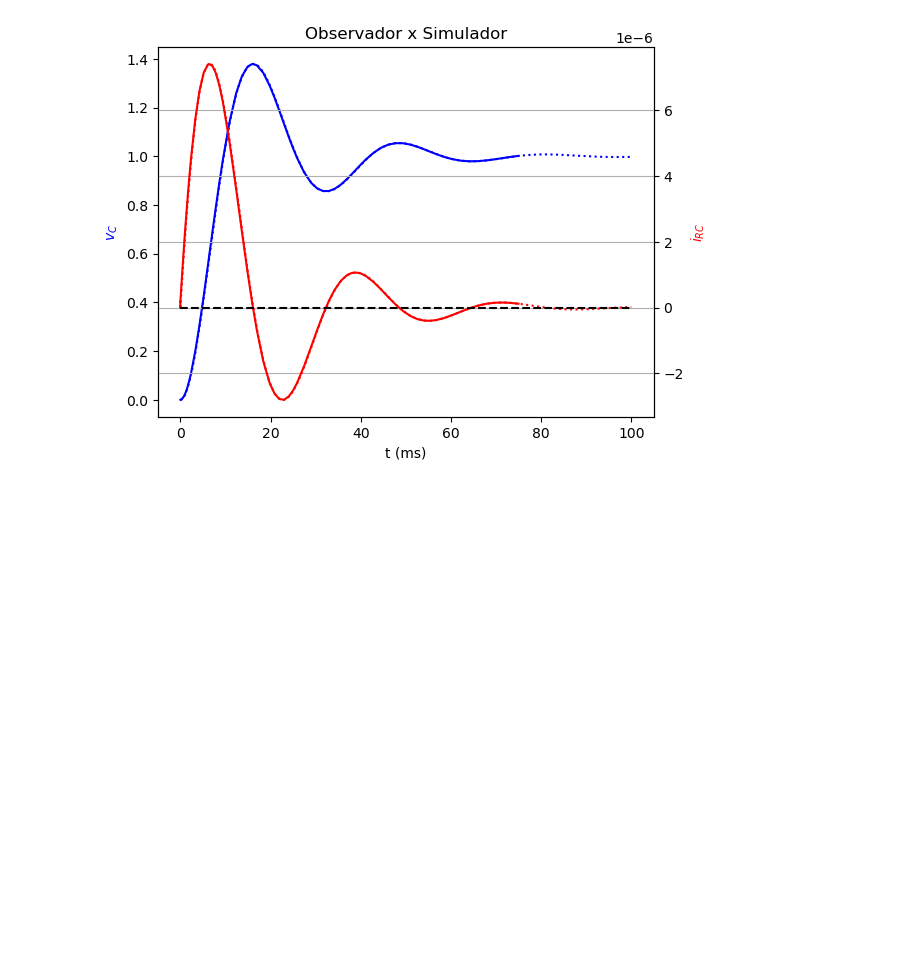
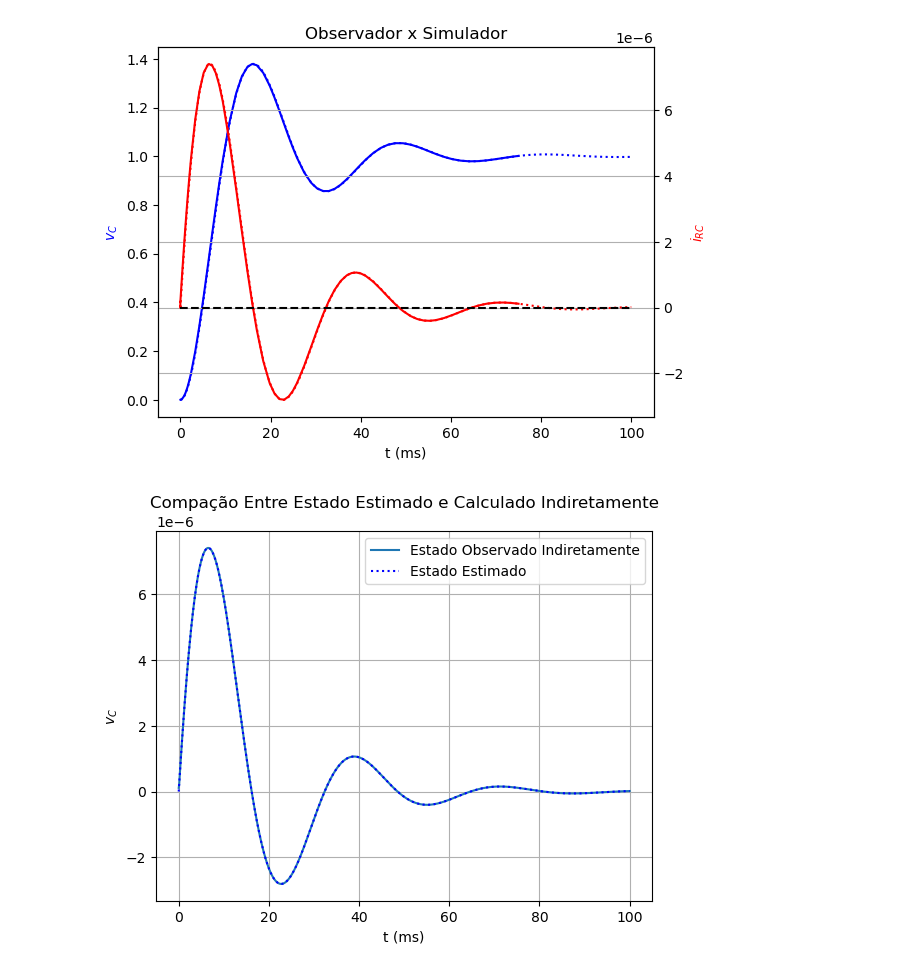
Before and after one commit to Emanuel600/Misc, a Jupyter notebook: Simul_Controle/State_Space_P1.ipynb, the cells around one changed output. Cells and saved outputs as stored; diff of their text form; code cells hidden in the pictures; blank space fills up the shorter version.

Commit message:
Slight improvements to quality of the plots, also added an indirect observer and a dubious estimation of the control action

```diff
--- a/Simul_Controle/State_Space_P1.ipynb
+++ b/Simul_Controle/State_Space_P1.ipynb
@@ -372,3 +372,16 @@ plt.grid(True)
 plt.show()
 # %% [output]
 [figure]
+# %%
+dirc = C1*np.gradient(Vrc, (t[1]-t[0]))
+
+plt.plot(t*1e3, dirc)
+plt.plot(t*1e3, irc, 'b:')
+plt.xlabel("t (ms)")
+plt.ylabel("$v_{C}$")
+plt.title("Compação Entre Estado Estimado e Calculado Indiretamente")
+plt.legend(["Estado Observado Indiretamente", "Estado Estimado"])
+plt.grid(True)
+plt.show()
+# %% [output]
+[figure, added]
```
Also changed, not shown: parts of 1 cell of this notebook.
